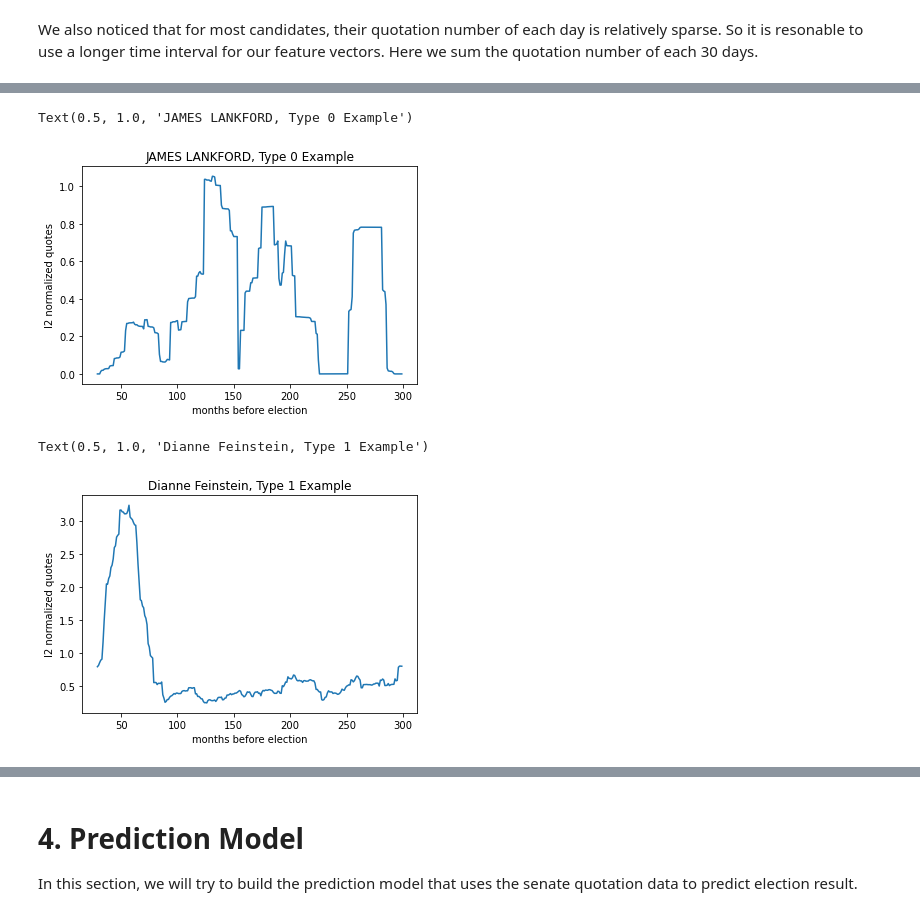
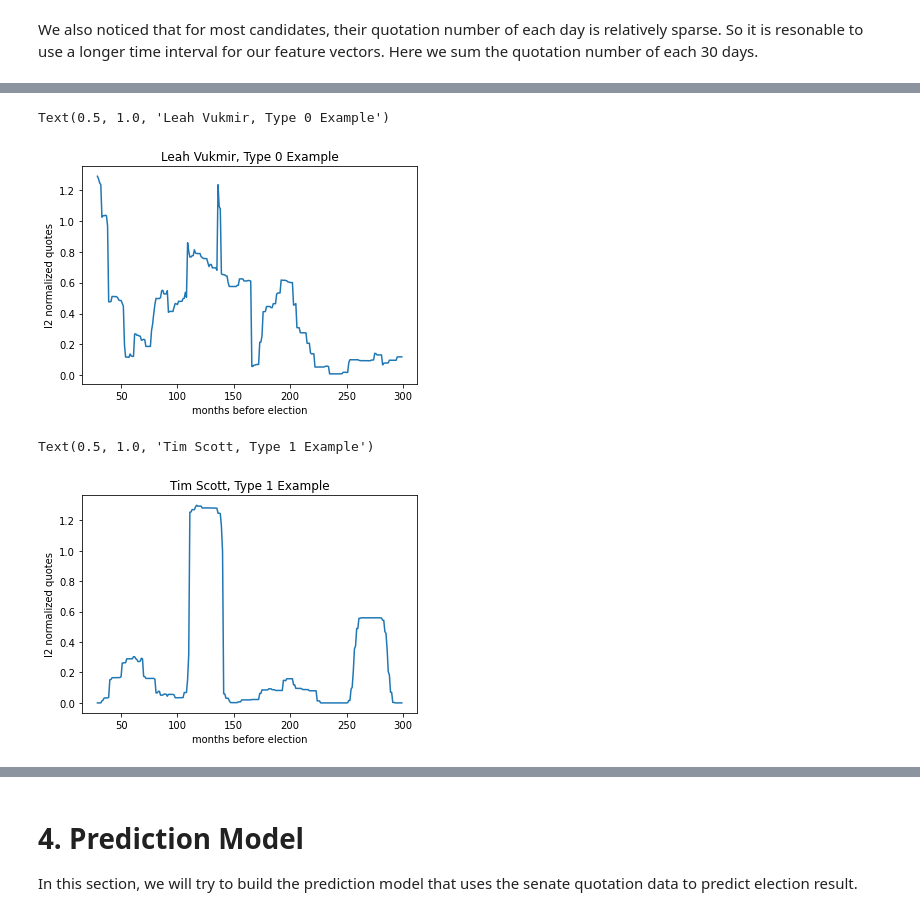
Before and after one commit to epfl-ada/ada-2021-project-chilldatagroup, a Jupyter notebook: Milestone2.ipynb, the cells around one changed output, grey strips where cells are left out. Saved outputs shown, nothing was run; the diff lists cells and outputs as text; code cells hidden in the pictures.

```diff
--- a/Milestone2.ipynb
+++ b/Milestone2.ipynb
@@ -941,18 +932,18 @@ for candidate_type in range(0,n_clusters):
 # %%
 # From type 0
-candidate_quotes_cluster_feature_filted['JAMES LANKFORD'].rolling(window=30).sum().plot()
+candidate_quotes_cluster_feature_filted['LEAH VUKMIR'].rolling(window=30).sum().plot()
 plt.xlabel('months before election')
 plt.ylabel('l2 normalized quotes')
-plt.title('JAMES LANKFORD, Type 0 Example')
+plt.title('Leah Vukmir, Type 0 Example')
 # %% [output]
-Text(0.5, 1.0, 'JAMES LANKFORD, Type 0 Example')
+Text(0.5, 1.0, 'Leah Vukmir, Type 0 Example')
-[figure, old version]
+[figure, new version]
 # %%
 # From type 1
-candidate_quotes_cluster_feature_filted['DIANNE FEINSTEIN'].rolling(window=30).sum().plot()
+candidate_quotes_cluster_feature_filted['TIM SCOTT'].rolling(window=30).sum().plot()
 plt.xlabel('months before election')
 plt.ylabel('l2 normalized quotes')
-plt.title('Dianne Feinstein, Type 1 Example')
+plt.title('Tim Scott, Type 1 Example')
 # %% [output]
-Text(0.5, 1.0, 'Dianne Feinstein, Type 1 Example')
+Text(0.5, 1.0, 'Tim Scott, Type 1 Example')
-[figure, old version]
+[figure, new version]
```
Also changed, not shown: parts of 48 cells of this notebook.
